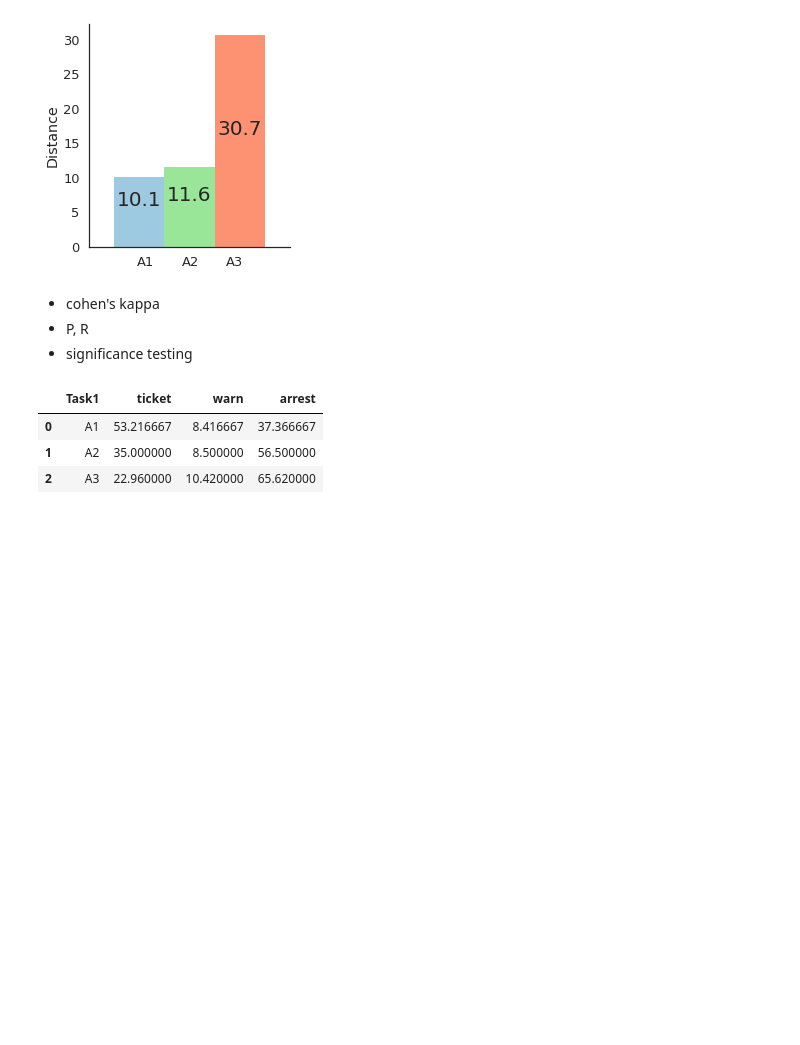
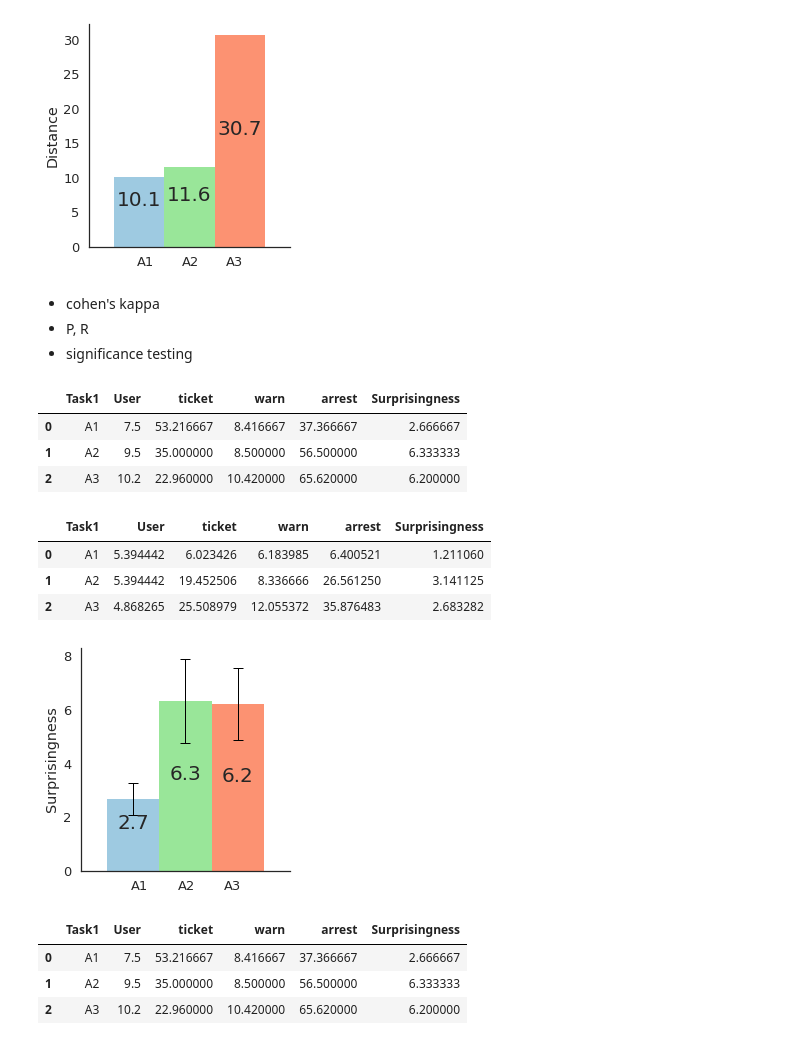
Before and after one commit to dorisjlee/viz-summarization, a Jupyter notebook: ipynb/User Study Results and Paper Statistics.ipynb, the cells around one changed output. Saved outputs shown, nothing was run; the diff lists cells and outputs as text; code cells hidden in the pictures; blank space fills up the shorter version.

```diff
--- a/ipynb/User Study Results and Paper Statistics.ipynb
+++ b/ipynb/User Study Results and Paper Statistics.ipynb
@@ -172,10 +172,32 @@ else:
     attributes = ["NO","YES"]
     task_name = "Task2"
 prediction = prediction.merge(user_task).drop("Note",axis=1)
+prediction_groupby=prediction.groupby(task_name)
 
-prediction.groupby(task_name,as_index=False)[attributes].mean()
+result = prediction_groupby.mean().reset_index()
+std_result = prediction_groupby.apply(lambda x: x.std()).reset_index()
-# %% [output]
-|  | Task1 | ticket | warn | arrest |
-| 0 | A1 | 53.216667 | 8.416667 | 37.366667 |
-| 1 | A2 | 35.000000 | 8.500000 | 56.500000 |
-| 2 | A3 | 22.960000 | 10.420000 | 65.620000 |
+# %%
+result
+# %% [output]
+|  | Task1 | User | ticket | warn | arrest | Surprisingness |
+| 0 | A1 | 7.5 | 53.216667 | 8.416667 | 37.366667 | 2.666667 |
+| 1 | A2 | 9.5 | 35.000000 | 8.500000 | 56.500000 | 6.333333 |
+| 2 | A3 | 10.2 | 22.960000 | 10.420000 | 65.620000 | 6.200000 |
+# %%
+std_result
+# %% [output]
+|  | Task1 | User | ticket | warn | arrest | Surprisingness |
+| 0 | A1 | 5.394442 | 6.023426 | 6.183985 | 6.400521 | 1.211060 |
+| 1 | A2 | 5.394442 | 19.452506 | 8.336666 | 26.561250 | 3.141125 |
+| 2 | A3 | 4.868265 | 25.508979 | 12.055372 | 35.876483 | 2.683282 |
+# %%
+bar_chart(list(result["Surprisingness"].values),list(result[task_name].values),list(std_result["Surprisingness"].values/2.), ytitle="Surprisingness",fixed_ylim=False)
+# %% [output]
+[figure, added]
+# %%
+result
+# %% [output]
+|  | Task1 | User | ticket | warn | arrest | Surprisingness |
+| 0 | A1 | 7.5 | 53.216667 | 8.416667 | 37.366667 | 2.666667 |
+| 1 | A2 | 9.5 | 35.000000 | 8.500000 | 56.500000 | 6.333333 |
+| 2 | A3 | 10.2 | 22.960000 | 10.420000 | 65.620000 | 6.200000 |
```
Also changed, not shown: parts of 2 cells of this notebook, 5 other files.
